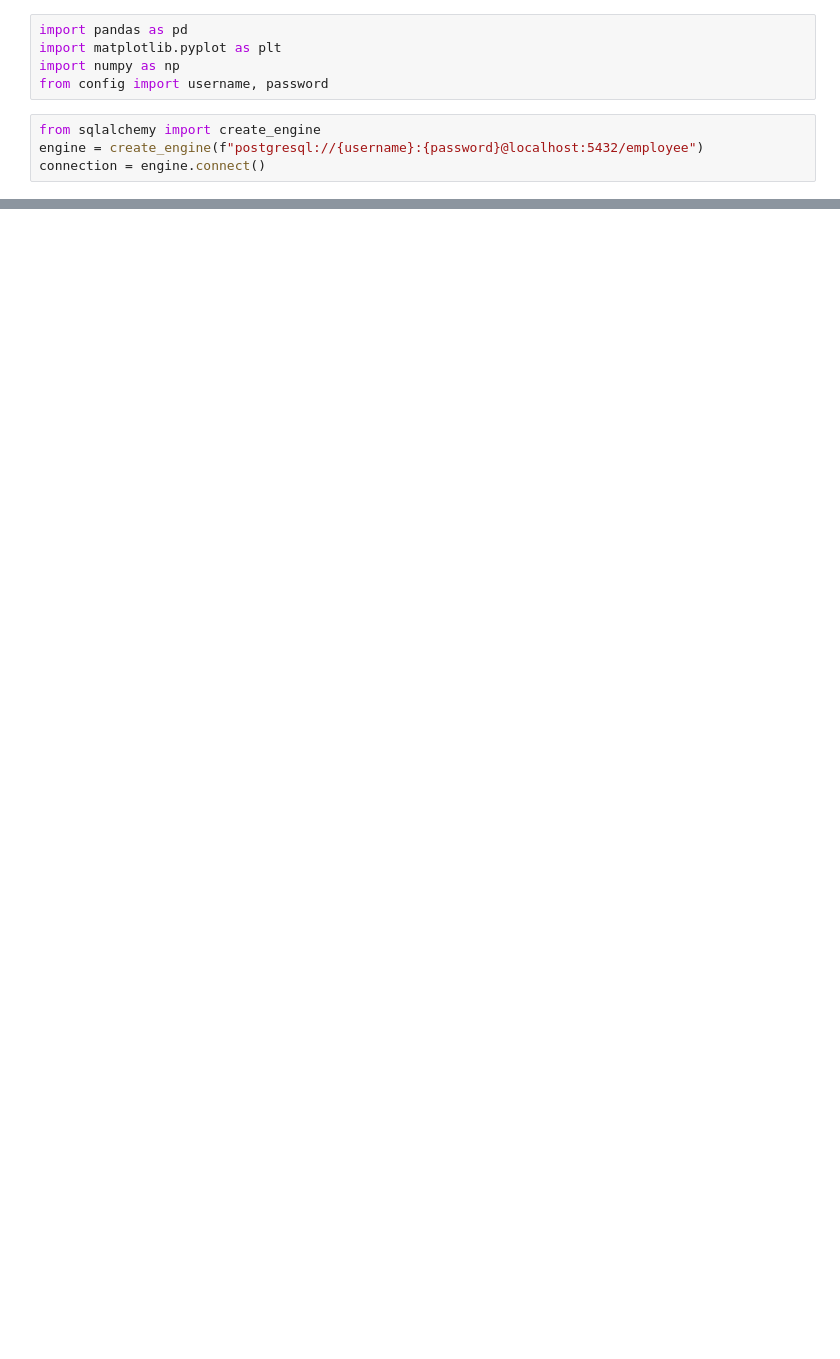
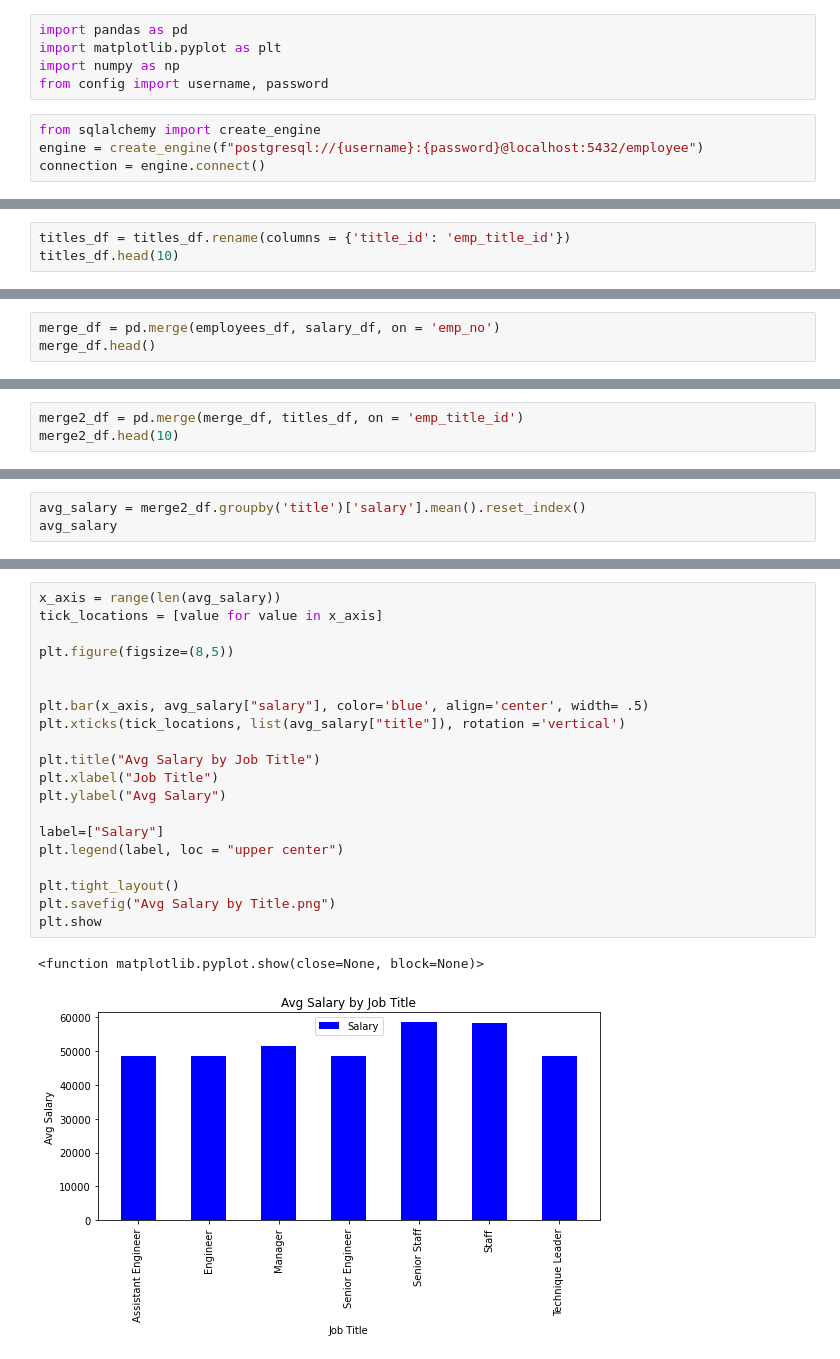
Before and after one commit to NickP20/sql-challenge, a Jupyter notebook: EmployeeSQL/Employee.ipynb, the cells around one changed output, grey strips where cells are left out. Saved outputs shown, nothing was run; the diff lists cells and outputs as text; blank space fills up the shorter version.

```diff
--- a/EmployeeSQL/Employee.ipynb
+++ b/EmployeeSQL/Employee.ipynb
@@ -24,0 +56,3 @@ salary_df.head(10)
+# %%
+titles_df = titles_df.rename(columns = {'title_id': 'emp_title_id'})
+titles_df.head(10)
@@ -24,0 +68,3 @@ salary_df.head(10)
+# %%
+merge_df = pd.merge(employees_df, salary_df, on = 'emp_no')
+merge_df.head()
@@ -24,0 +78,3 @@ salary_df.head(10)
+# %%
+merge2_df = pd.merge(merge_df, titles_df, on = 'emp_title_id')
+merge2_df.head(10)
@@ -24,0 +93,3 @@ salary_df.head(10)
+# %%
+avg_salary = merge2_df.groupby('title')['salary'].mean().reset_index()
+avg_salary
@@ -24,0 +105,23 @@ salary_df.head(10)
+# %%
+x_axis = range(len(avg_salary))
+tick_locations = [value for value in x_axis]
+
+plt.figure(figsize=(8,5))
+
+
+plt.bar(x_axis, avg_salary["salary"], color='blue', align='center', width= .5)
+plt.xticks(tick_locations, list(avg_salary["title"]), rotation ='vertical')
+
+plt.title("Avg Salary by Job Title")
+plt.xlabel("Job Title")
+plt.ylabel("Avg Salary")
+
+label=["Salary"]
+plt.legend(label, loc = "upper center")
+
+plt.tight_layout()
+plt.savefig("Avg Salary by Title.png")
+plt.show
+# %% [output]
+<function matplotlib.pyplot.show(close=None, block=None)>
+[figure, added]
```
Also changed, not shown: parts of 8 cells of this notebook, 4 other files.
